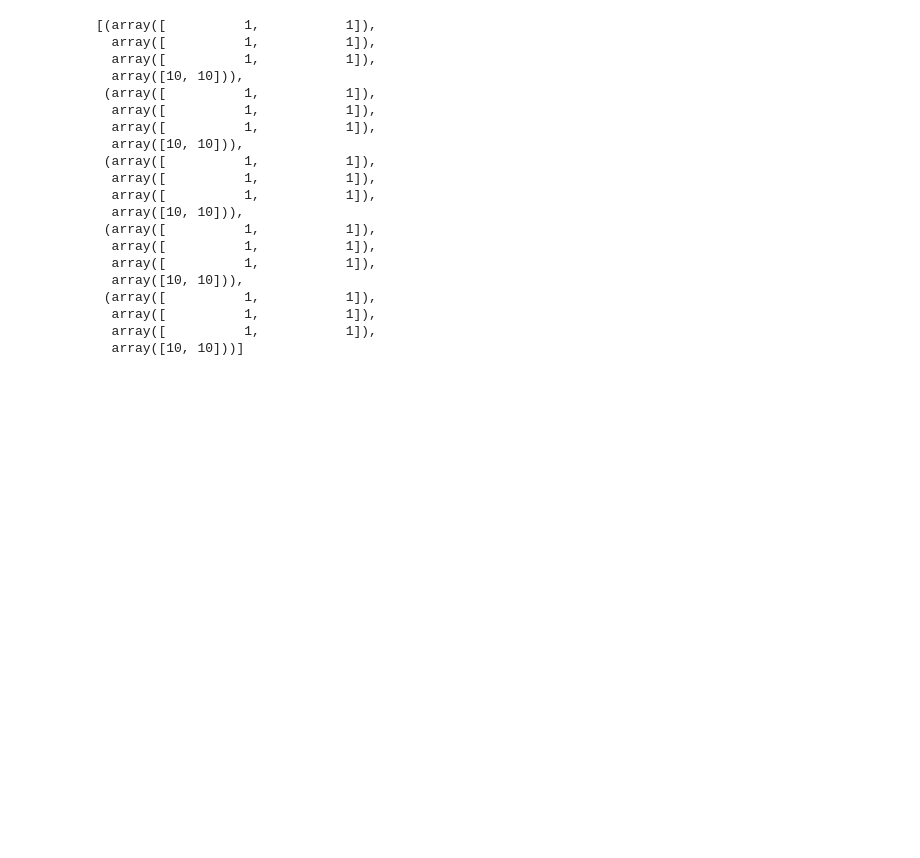
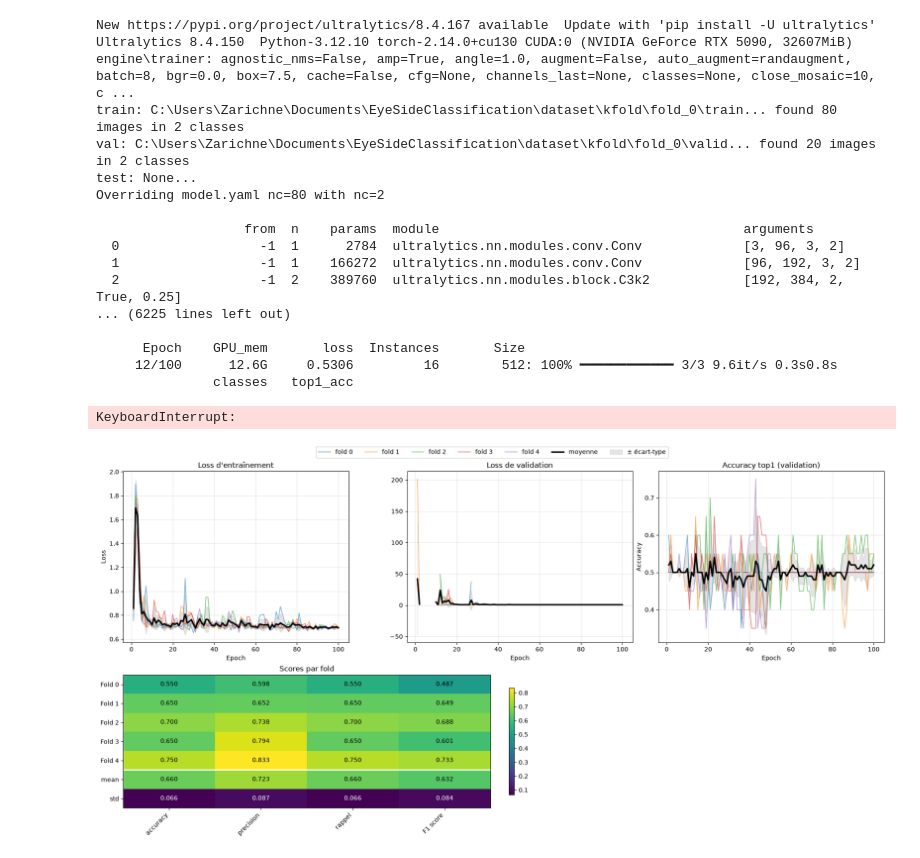
Before and after one commit to DigitalHolography/LeftRightEyeClassification, a Jupyter notebook: train.ipynb, the cells around one changed output. Drawn from its saved outputs; the diff is of its cells as text; code cells hidden in the pictures; blank space fills up the shorter version.

```diff
--- a/train.ipynb
+++ b/train.ipynb
@@ -54,7 +58,8 @@ def train_kfold(n: int, dataset: str, config: dict):
         y_true = np.repeat(idx, cm.sum(axis=1))
         y_pred = np.concatenate([np.repeat(idx, row) for row in cm])
 
+        p, r, f1, _ = precision_recall_fscore_support(y_true, y_pred, average="macro", zero_division=0)
         scores.append(metrics.top1)
-        other_metrics.append(precision_recall_fscore_support(y_true,y_pred))
+        other_metrics.append((p, r, f1))
 
     return scores, histories, other_metrics
@@ -127,12 +169,7 @@ def plt_metrics(scores, other_metrics, names: list[str]):
 config = {"model": "models/yolo11x-cls.pt",
             "optimizer": 'SGD',
             "batch": 32,
-            "epochs": 50}
+            "epochs": 25}
 
 scores, histories, other_metrics = train_kfold(5, "dataset/kfold", config)
 scores = np.asarray(scores)
-
-print(f"mean: {scores.mean()}")
-print(f"std: {scores.std(ddof=1)}")
-plot_kfold_histories(histories)
-print(other_metrics)
@@ -159,50 +176,48 @@ std: 0.0
-# %%
-other_metrics
-# %% [output]
-[(array([          1,           1]),
-  array([          1,           1]),
-  array([          1,           1]),
-  array([10, 10])),
- (array([          1,           1]),
-  array([          1,           1]),
-  array([          1,           1]),
-  array([10, 10])),
- (array([          1,           1]),
-  array([          1,           1]),
-  array([          1,           1]),
-  array([10, 10])),
- (array([          1,           1]),
-  array([          1,           1]),
-  array([          1,           1]),
-  array([10, 10])),
- (array([          1,           1]),
-  array([          1,           1]),
-  array([          1,           1]),
-  array([10, 10]))]
 # %%
 configs = {"model": ["models/yolo11x-cls.pt"], # models/yolo26s-cls.pt", "models/yolo26m-cls.pt", "models/yolo26x-cls.pt
-          "optimizer": ['SGD'],
-          "batch": [2, 4, 8, 16, 32],
-          "epochs": [25, 50, 100, 200]}
+          "optimizer": ['SGD', 'AdamW'],
+          "batch": [8, 16, 32],
+          "epochs": [100]}
 
-def find_best_config():
+def find_best_config(report: str):
     for model in configs["model"]:
         for optimizer in configs["optimizer"]:
             for batch in configs["batch"]:
                 for epochs in configs["epochs"]:
 
                     config = {"model": model,
                               "optimizer": optimizer,
                               "batch": batch,
                               "epochs": epochs}
 
                     scores, histories, other_metric = train_kfold(5, "dataset/kfold", config)
                     scores = np.asarray(scores)
 
-                    print(f"model: {model}, optimizer: {optimizer}, batch: {batch}, epochs: {epochs}")
-                    print(f"mean: {scores.mean()}")
-                    print(f"std: {scores.std(ddof=1)}")
 
-                    plot_kfold_histories(histories)
+                    fig = plot_kfold_report(histories, scores, other_metric, ["accuracy", "precision", "rappel", "F1 score"],
+                                            show=False)
 
-find_best_config()
+                    add_text_to_report(f"<=========> model: {model}, optimizer: {optimizer}, batch: {batch}, epochs: {epochs} <=========>", path=report)
+                    add_fig_to_report(fig, path=report)
+
+find_best_config("report_2.html");
+# %% [output]
+New https://pypi.org/project/ultralytics/8.4.167 available  Update with 'pip install -U ultralytics'
+Ultralytics 8.4.150  Python-3.12.10 torch-2.14.0+cu130 CUDA:0 (NVIDIA GeForce RTX 5090, 32607MiB)
+engine\trainer: agnostic_nms=False, amp=True, angle=1.0, augment=False, auto_augment=randaugment, batch=8, bgr=0.0, box=7.5, cache=False, cfg=None, channels_last=None, classes=None, close_mosaic=10, c ...
+train: C:\Users\Zarichne\Documents\EyeSideClassification\dataset\kfold\fold_0\train... found 80 images in 2 classes
+val: C:\Users\Zarichne\Documents\EyeSideClassification\dataset\kfold\fold_0\valid... found 20 images in 2 classes
+test: None...
+Overriding model.yaml nc=80 with nc=2
+
+                   from  n    params  module                                       arguments
+  0                  -1  1      2784  ultralytics.nn.modules.conv.Conv             [3, 96, 3, 2]
+  1                  -1  1    166272  ultralytics.nn.modules.conv.Conv             [96, 192, 3, 2]
+  2                  -1  2    389760  ultralytics.nn.modules.block.C3k2            [192, 384, 2, True, 0.25]
+... (6225 lines left out)
+
+      Epoch    GPU_mem       loss  Instances       Size
+     12/100      12.6G     0.5306         16        512: 100% ━━━━━━━━━━━━ 3/3 9.6it/s 0.3s0.8s
+               classes   top1_acc
+KeyboardInterrupt:
+[figure, added]
```
Also changed, not shown: parts of 14 cells of this notebook, 7 other files.
